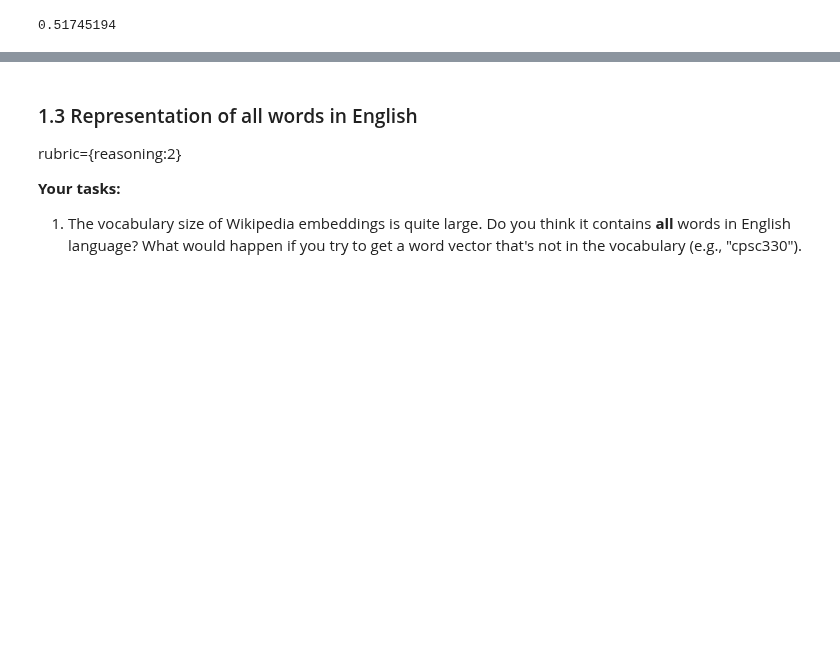
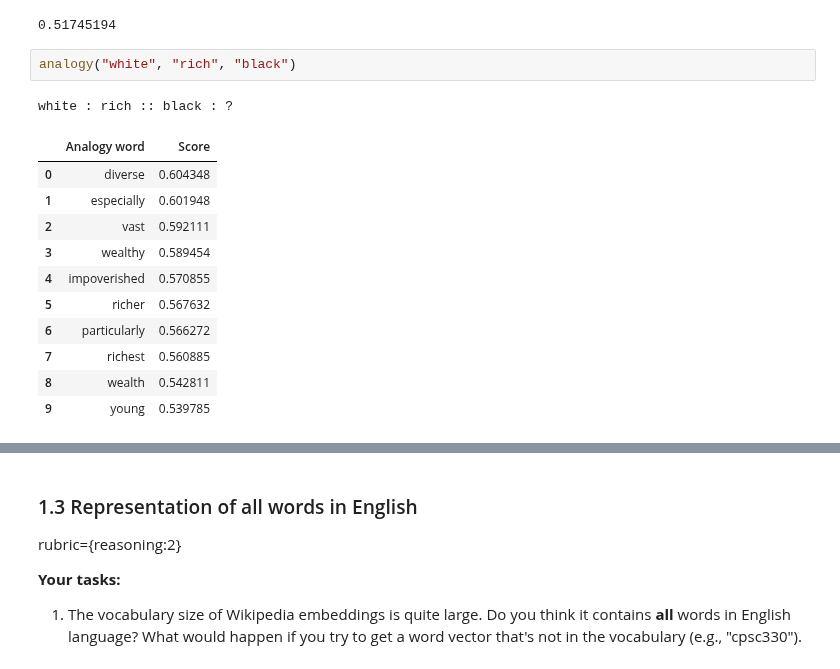
Before and after one commit to wangseann/cpsc330-2022W2, a Jupyter notebook: hw/hw8/hw8.ipynb, the cells around one changed output, grey strips where cells are left out. Cells and saved outputs as stored; diff of their text form; blank space fills up the shorter version.

```diff
--- a/hw/hw8/hw8.ipynb
+++ b/hw/hw8/hw8.ipynb
@@ -180,3 +178,18 @@ glove_wiki_vectors.similarity("white", "rich")
 glove_wiki_vectors.similarity("black", "rich")
 # %% [output]
 0.51745194
+# %%
+analogy("white", "rich", "black")
+# %% [output]
+white : rich :: black : ?
+|  | Analogy word | Score |
+| 0 | diverse | 0.604348 |
+| 1 | especially | 0.601948 |
+| 2 | vast | 0.592111 |
+| 3 | wealthy | 0.589454 |
+| 4 | impoverished | 0.570855 |
+| 5 | richer | 0.567632 |
+| 6 | particularly | 0.566272 |
+| 7 | richest | 0.560885 |
+| 8 | wealth | 0.542811 |
+| 9 | young | 0.539785 |
```
Also changed, not shown: parts of 7 cells of this notebook, 1 other file.
